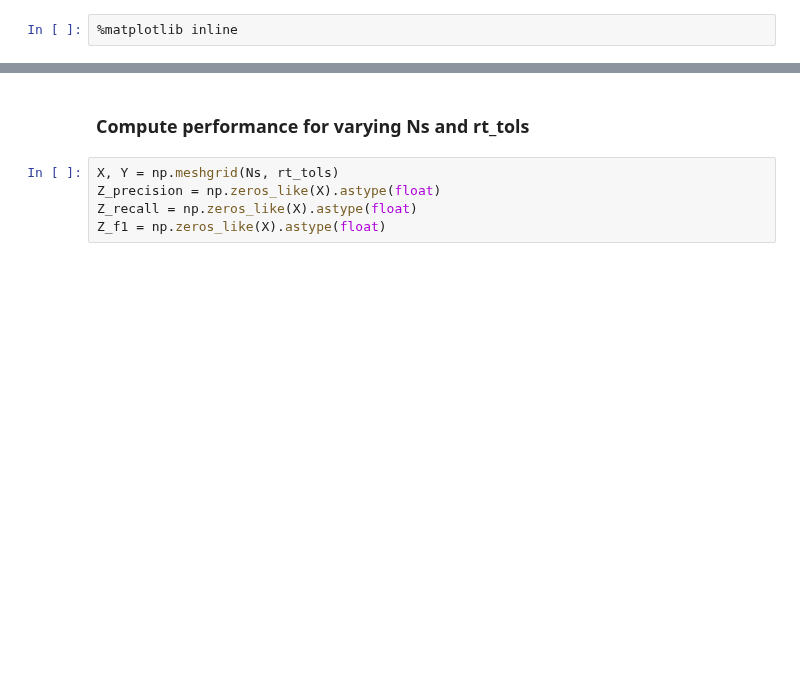
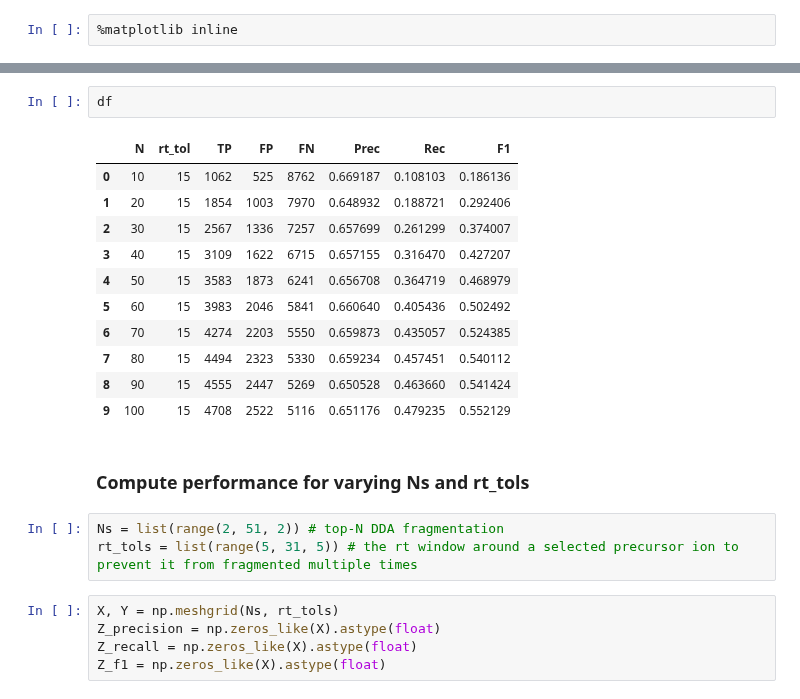
Before and after one commit to sdrogers/clms, a Jupyter notebook: Simulator/notebooks/top-N-experiments-analysis.ipynb, the cells around one changed output, grey strips where cells are left out. Cells and saved outputs as stored; diff of their text form; blank space fills up the shorter version.

```diff
--- a/Simulator/notebooks/top-N-experiments-analysis.ipynb
+++ b/Simulator/notebooks/top-N-experiments-analysis.ipynb
@@ -185,5 +206,22 @@ df.plot.line(x='N', y=['F1'])
+# %%
+df
+# %% [output]
+|  | N | rt_tol | TP | FP | FN | Prec | Rec | F1 |
+| 0 | 10 | 15 | 1062 | 525 | 8762 | 0.669187 | 0.108103 | 0.186136 |
+| 1 | 20 | 15 | 1854 | 1003 | 7970 | 0.648932 | 0.188721 | 0.292406 |
+| 2 | 30 | 15 | 2567 | 1336 | 7257 | 0.657699 | 0.261299 | 0.374007 |
+| 3 | 40 | 15 | 3109 | 1622 | 6715 | 0.657155 | 0.316470 | 0.427207 |
+| 4 | 50 | 15 | 3583 | 1873 | 6241 | 0.656708 | 0.364719 | 0.468979 |
+| 5 | 60 | 15 | 3983 | 2046 | 5841 | 0.660640 | 0.405436 | 0.502492 |
+| 6 | 70 | 15 | 4274 | 2203 | 5550 | 0.659873 | 0.435057 | 0.524385 |
+| 7 | 80 | 15 | 4494 | 2323 | 5330 | 0.659234 | 0.457451 | 0.540112 |
+| 8 | 90 | 15 | 4555 | 2447 | 5269 | 0.650528 | 0.463660 | 0.541424 |
+| 9 | 100 | 15 | 4708 | 2522 | 5116 | 0.651176 | 0.479235 | 0.552129 |
 # %% [markdown]
 ### Compute performance for varying Ns and rt_tols
+# %%
+Ns = list(range(2, 51, 2)) # top-N DDA fragmentation
+rt_tols = list(range(5, 31, 5)) # the rt window around a selected precursor ion to prevent it from fragmented multiple times
 # %%
 X, Y = np.meshgrid(Ns, rt_tols)
 Z_precision = np.zeros_like(X).astype(float)
```
Also changed, not shown: parts of 25 cells of this notebook, 3 other files.
